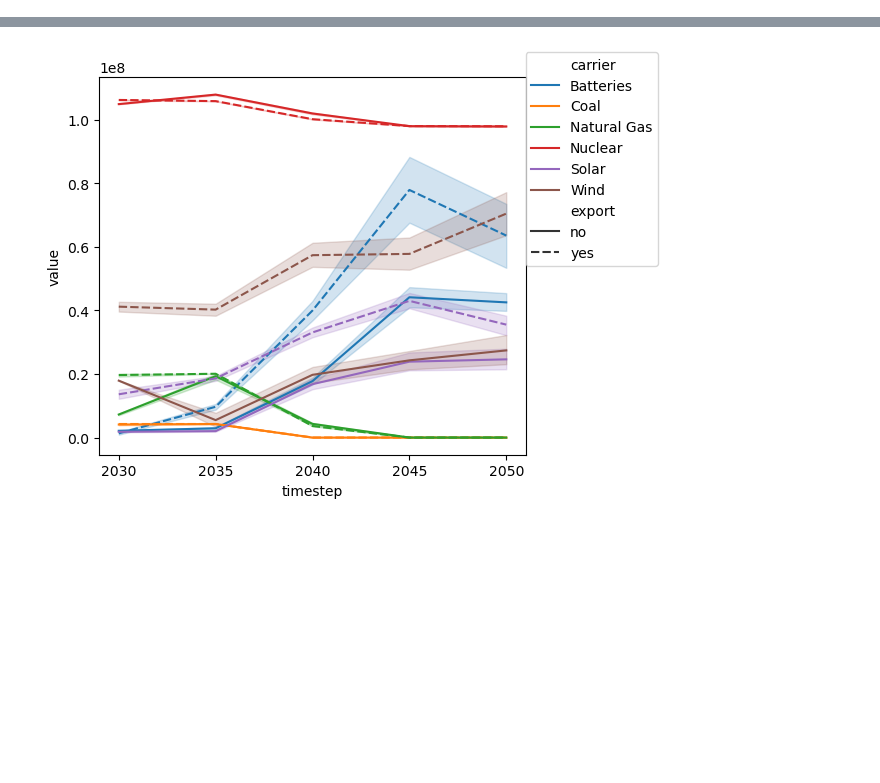
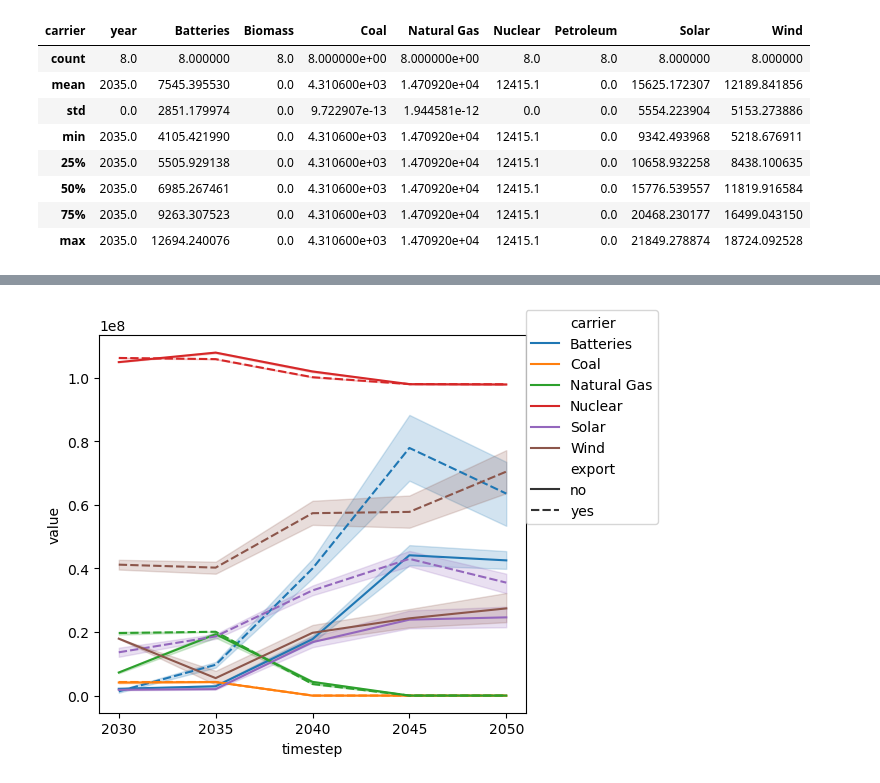
Before and after one commit to ucsusa/pypsa-illinois, a Jupyter notebook: notebooks/01-results-process.ipynb, the cells around one changed output, grey strips where cells are left out. Drawn from its saved outputs; the diff is of its cells as text; code cells hidden in the pictures; blank space fills up the shorter version.

```diff
--- a/notebooks/01-results-process.ipynb
+++ b/notebooks/01-results-process.ipynb
@@ -96,6 +87,18 @@ battery_cap_flat =battery_cap.reset_index()
 cap['year'] = cap['year'].astype('int')
 # %%
 cap.to_csv('capacity_results.csv')
+# %%
+cap.loc[(cap['year'].isin([2035]))].describe()
+# %% [output]
+| carrier | year | Batteries | Biomass | Coal | Natural Gas | Nuclear | Petroleum | Solar | Wind |
+| count | 8.0 | 8.000000 | 8.0 | 8.000000e+00 | 8.000000e+00 | 8.0 | 8.0 | 8.000000 | 8.000000 |
+| mean | 2035.0 | 7545.395530 | 0.0 | 4.310600e+03 | 1.470920e+04 | 12415.1 | 0.0 | 15625.172307 | 12189.841856 |
+| std | 0.0 | 2851.179974 | 0.0 | 9.722907e-13 | 1.944581e-12 | 0.0 | 0.0 | 5554.223904 | 5153.273886 |
+| min | 2035.0 | 4105.421990 | 0.0 | 4.310600e+03 | 1.470920e+04 | 12415.1 | 0.0 | 9342.493968 | 5218.676911 |
+| 25% | 2035.0 | 5505.929138 | 0.0 | 4.310600e+03 | 1.470920e+04 | 12415.1 | 0.0 | 10658.932258 | 8438.100635 |
+| 50% | 2035.0 | 6985.267461 | 0.0 | 4.310600e+03 | 1.470920e+04 | 12415.1 | 0.0 | 15776.539557 | 11819.916584 |
+| 75% | 2035.0 | 9263.307523 | 0.0 | 4.310600e+03 | 1.470920e+04 | 12415.1 | 0.0 | 20468.230177 | 16499.043150 |
+| max | 2035.0 | 12694.240076 | 0.0 | 4.310600e+03 | 1.470920e+04 | 12415.1 | 0.0 | 21849.278874 | 18724.092528 |
 # %%
 fig, ax = plt.subplots()
 sb.lineplot(data=cap, x='year',y='Batteries', hue='export', style='growth')
```
Also changed, not shown: parts of 8 cells of this notebook, 3 other files.
